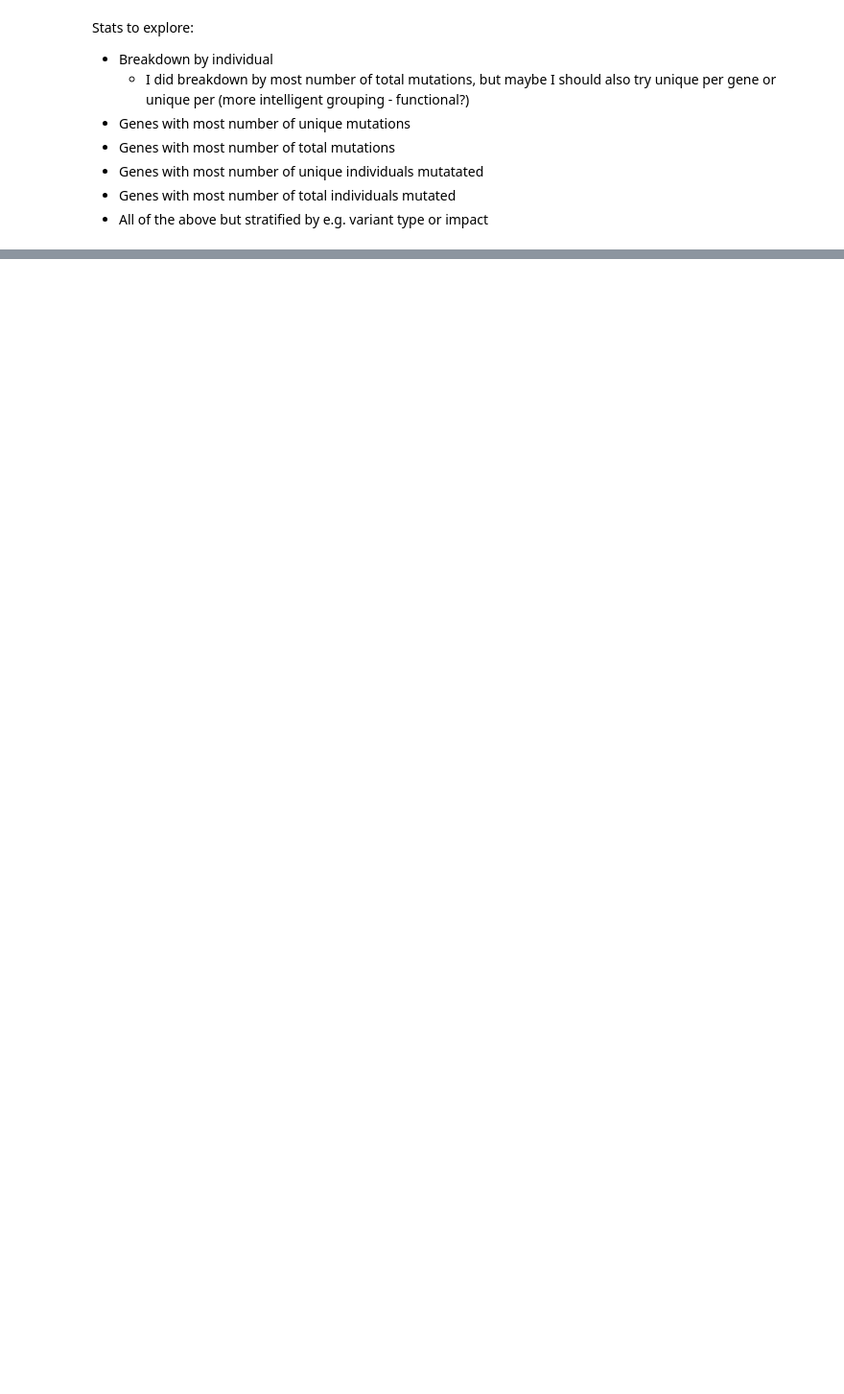
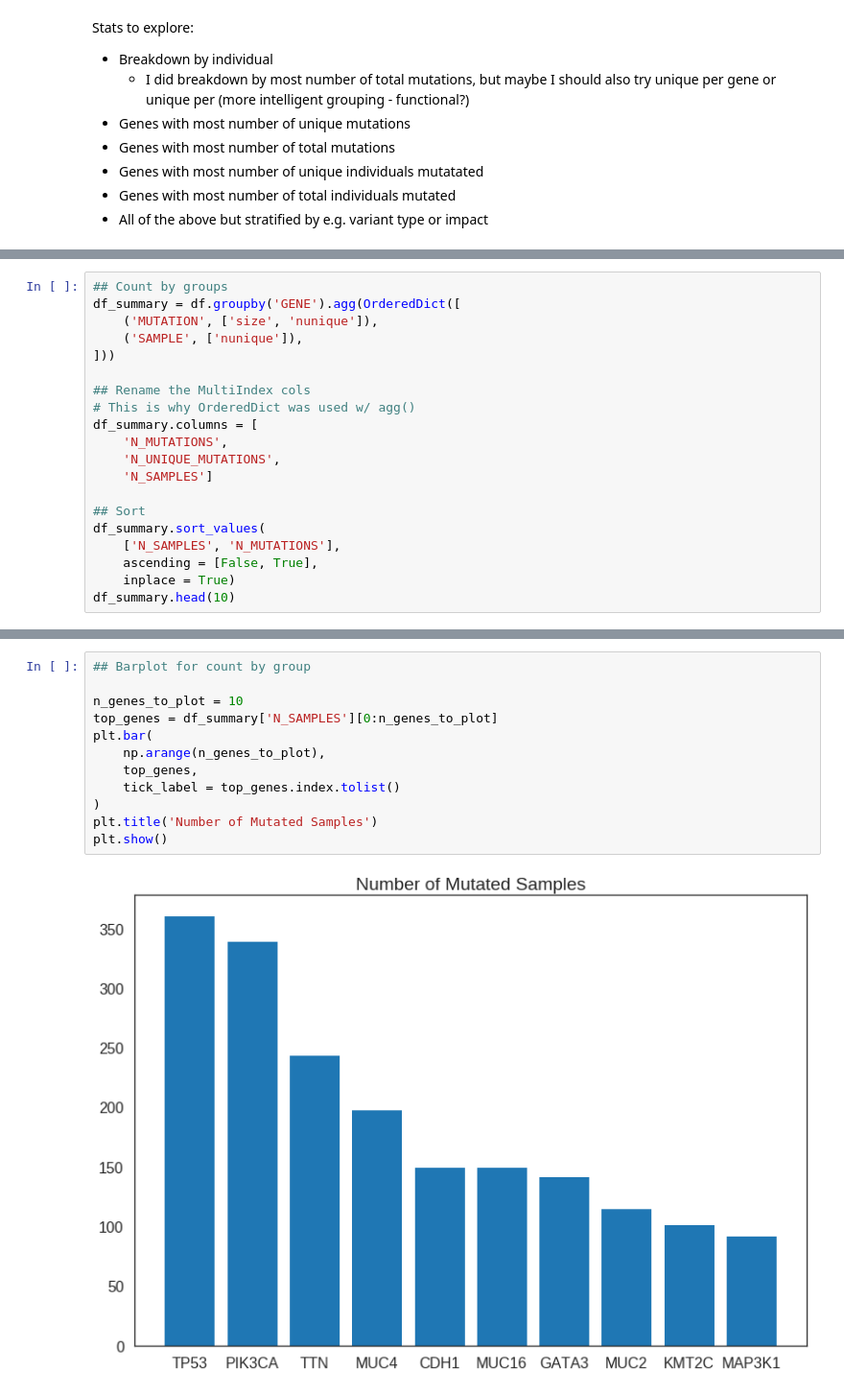
Before and after one commit to carMartinez/eda_python_vs_r, a Jupyter notebook: python_explore.ipynb, the cells around one changed output, grey strips where cells are left out. Shown at 96% size. Saved outputs shown, nothing was run; the diff lists cells and outputs as text; blank space fills up the shorter version.

```diff
--- a/python_explore.ipynb
+++ b/python_explore.ipynb
@@ -387,0 +289,20 @@ AttributeError: 'DataFrame' object has no attribute 'MUTATION_TYPE'
+# %%
+## Count by groups
+df_summary = df.groupby('GENE').agg(OrderedDict([
+    ('MUTATION', ['size', 'nunique']),
+    ('SAMPLE', ['nunique']),
+]))
+
+## Rename the MultiIndex cols
+# This is why OrderedDict was used w/ agg()
+df_summary.columns = [
+    'N_MUTATIONS',
+    'N_UNIQUE_MUTATIONS',
+    'N_SAMPLES']
+
+## Sort
+df_summary.sort_values(
+    ['N_SAMPLES', 'N_MUTATIONS'],
+    ascending = [False, True],
+    inplace = True)
+df_summary.head(10)
@@ -387,0 +322,14 @@ AttributeError: 'DataFrame' object has no attribute 'MUTATION_TYPE'
+# %%
+## Barplot for count by group
+
+n_genes_to_plot = 10
+top_genes = df_summary['N_SAMPLES'][0:n_genes_to_plot]
+plt.bar(
+    np.arange(n_genes_to_plot),
+    top_genes,
+    tick_label = top_genes.index.tolist()
+)
+plt.title('Number of Mutated Samples')
+plt.show()
+# %% [output]
+[figure, added]
```
Also changed, not shown: parts of 17 cells of this notebook, 3 other files.
